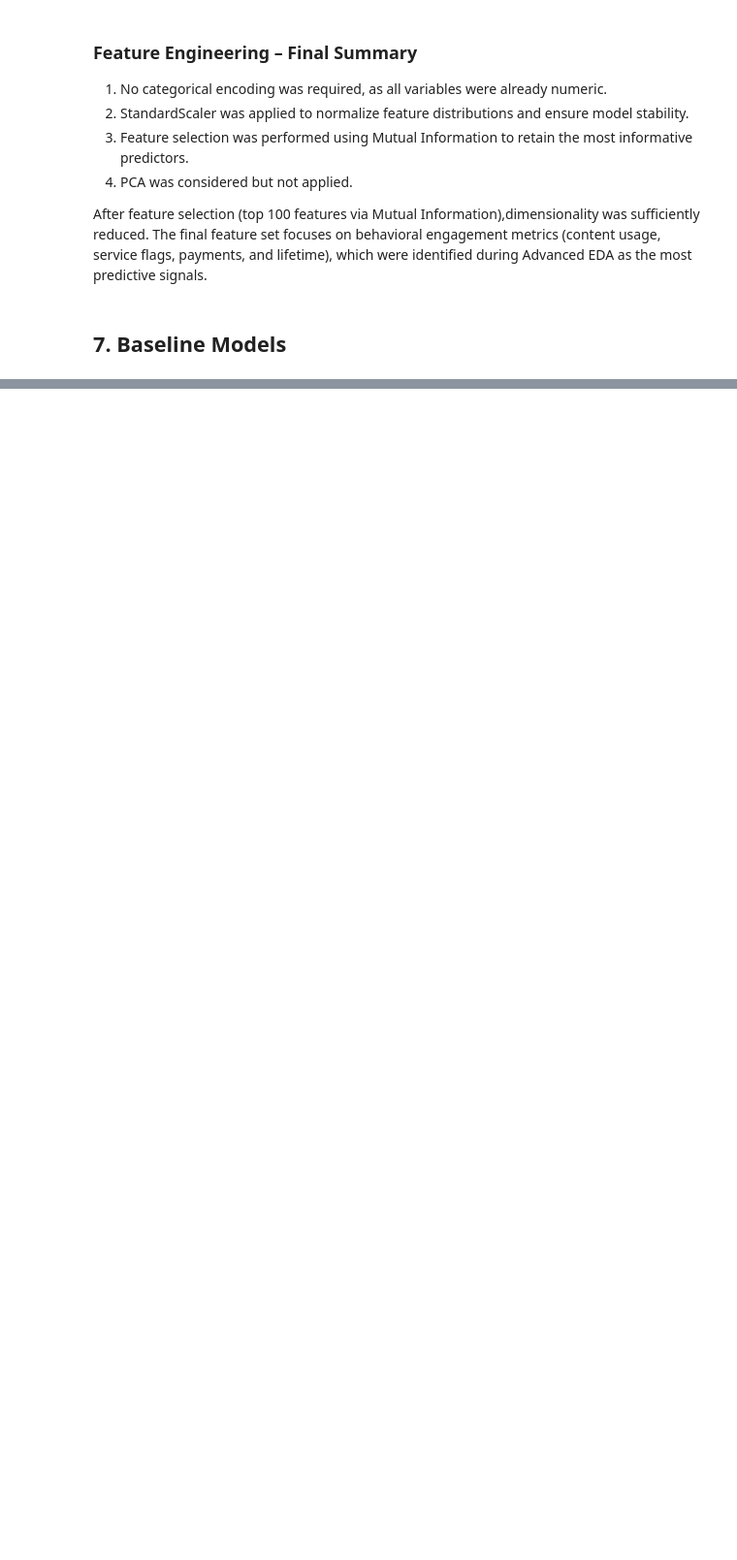
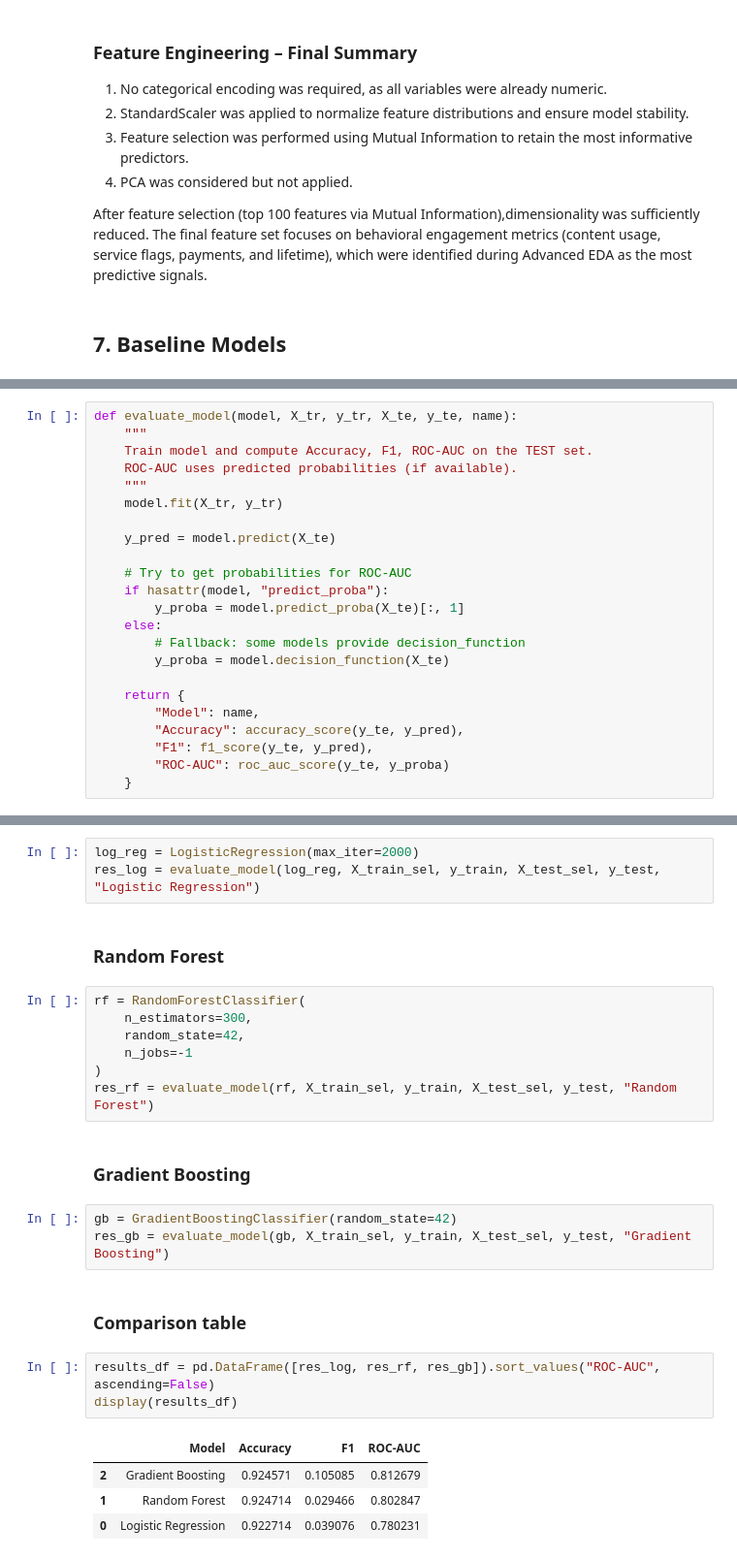
Before and after one commit to nnnnastia/ML_music_challenge, a Jupyter notebook: ML_project.ipynb, the cells around one changed output, grey strips where cells are left out. Shown at 97% size. Saved outputs shown, nothing was run; the diff lists cells and outputs as text; blank space fills up the shorter version.

```diff
--- a/ML_project.ipynb
+++ b/ML_project.ipynb
@@ -805,0 +831,23 @@ which were identified during Advanced EDA as the most predictive signals.
+# %%
+def evaluate_model(model, X_tr, y_tr, X_te, y_te, name):
+    """
+    Train model and compute Accuracy, F1, ROC-AUC on the TEST set.
+    ROC-AUC uses predicted probabilities (if available).
+    """
+    model.fit(X_tr, y_tr)
+
+    y_pred = model.predict(X_te)
+
+    # Try to get probabilities for ROC-AUC
+    if hasattr(model, "predict_proba"):
+        y_proba = model.predict_proba(X_te)[:, 1]
+    else:
+        # Fallback: some models provide decision_function
+        y_proba = model.decision_function(X_te)
+
+    return {
+        "Model": name,
+        "Accuracy": accuracy_score(y_te, y_pred),
+        "F1": f1_score(y_te, y_pred),
+        "ROC-AUC": roc_auc_score(y_te, y_proba)
+    }
@@ -805,0 +856,27 @@ which were identified during Advanced EDA as the most predictive signals.
+# %%
+log_reg = LogisticRegression(max_iter=2000)
+res_log = evaluate_model(log_reg, X_train_sel, y_train, X_test_sel, y_test, "Logistic Regression")
+# %% [markdown]
+### Random Forest
+# %%
+rf = RandomForestClassifier(
+    n_estimators=300,
+    random_state=42,
+    n_jobs=-1
+)
+res_rf = evaluate_model(rf, X_train_sel, y_train, X_test_sel, y_test, "Random Forest")
+# %% [markdown]
+### Gradient Boosting
+# %%
+gb = GradientBoostingClassifier(random_state=42)
+res_gb = evaluate_model(gb, X_train_sel, y_train, X_test_sel, y_test, "Gradient Boosting")
+# %% [markdown]
+### Comparison table
+# %%
+results_df = pd.DataFrame([res_log, res_rf, res_gb]).sort_values("ROC-AUC", ascending=False)
+display(results_df)
+# %% [output]
+|  | Model | Accuracy | F1 | ROC-AUC |
+| 2 | Gradient Boosting | 0.924571 | 0.105085 | 0.812679 |
+| 1 | Random Forest | 0.924714 | 0.029466 | 0.802847 |
+| 0 | Logistic Regression | 0.922714 | 0.039076 | 0.780231 |
```
Also changed, not shown: parts of 18 cells of this notebook.
